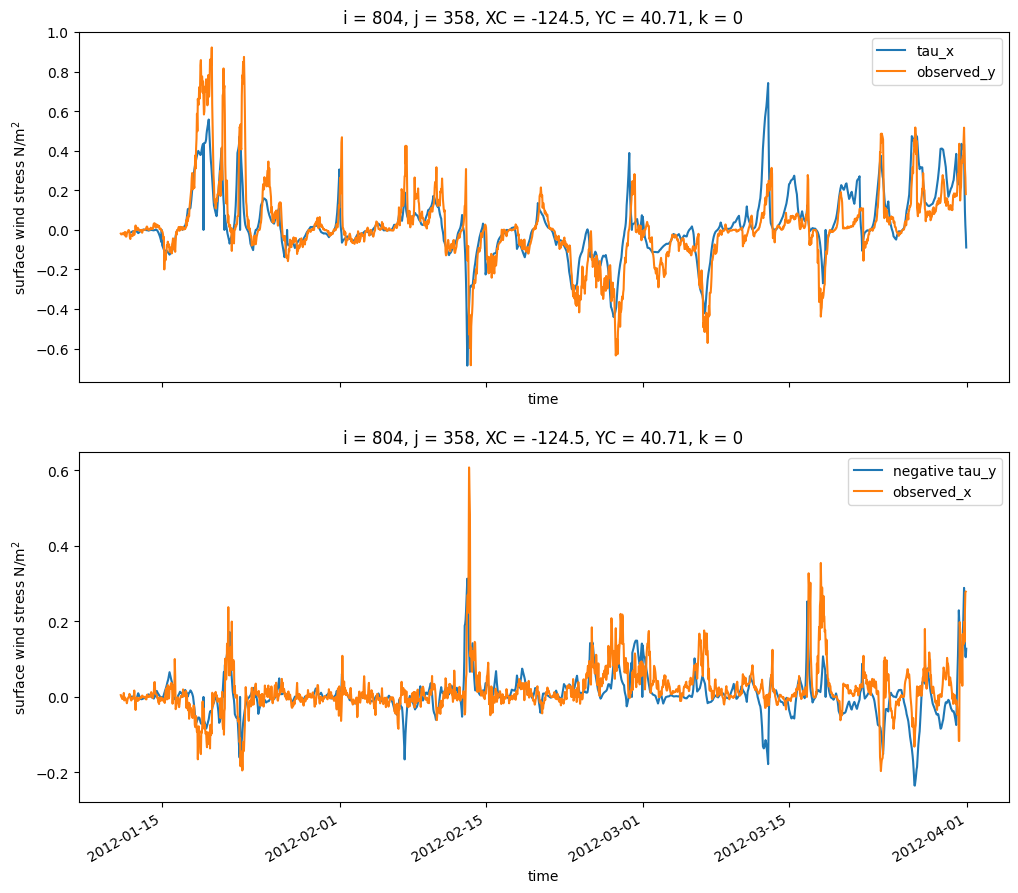
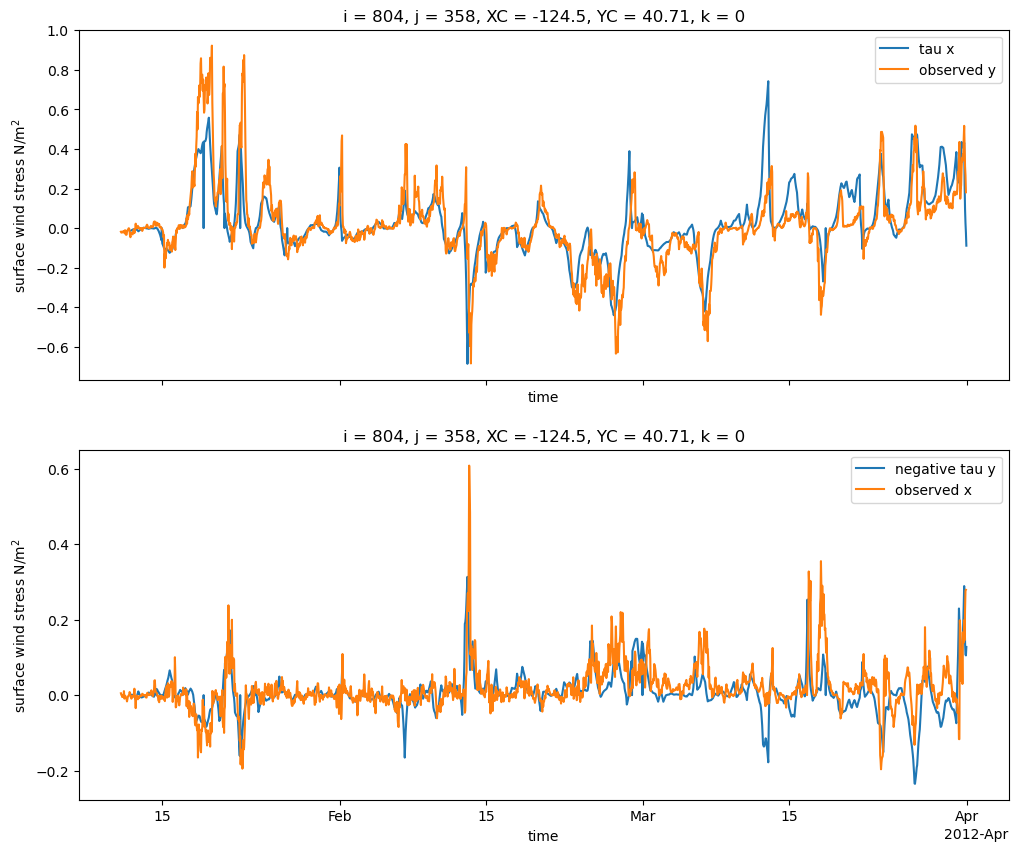
The notebook cell's code change between the first figure and the second:
--- before
+++ after
@@ -11,4 +11,6 @@
 ax[0].legend()
 ax[1].legend()
+ax[0].set_title('')
+ax[1].set_title('')
 #ax[2].plot(Wind_Stress['2012-01':'2012-04'].index,Wind_Stress['2012-01':'2012-04']['wind_dir'])
 #ax[2].set_ylabel('wind direction (DegT)')

Commit: almost done with graphs